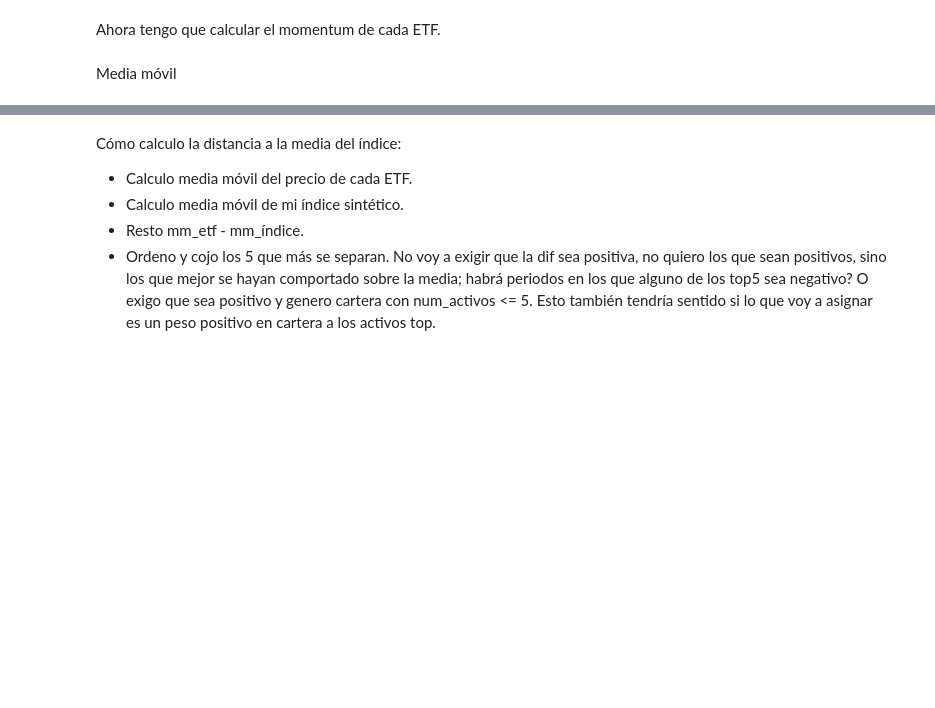
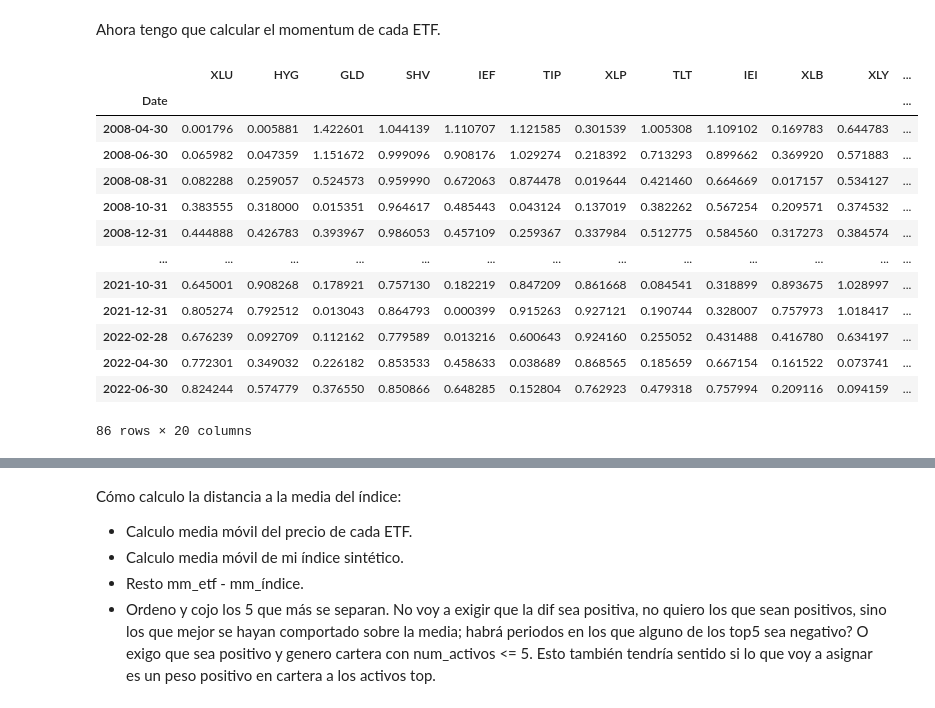
Before and after one commit to NicoGuillen/Backtest, a Jupyter notebook: Quant_Features.ipynb, the cells around one changed output, grey strips where cells are left out. Drawn from its saved outputs; the diff is of its cells as text; code cells hidden in the pictures; blank space fills up the shorter version.

```diff
--- a/Quant_Features.ipynb
+++ b/Quant_Features.ipynb
@@ -907,7 +907,7 @@ def calculate_momentum(data):
 # %% [markdown]
 Ahora tengo que calcular el momentum de cada ETF.
 # %%
-def filtro_momentum(data, periodo_momentum, resampling='W'):
+def filtro_momentum(data, periodo_momentum, resampling='2M'):
     """Este filtro se basa en una condición de momento positvo
     en ventana rodante.
 
@@ -928,8 +928,24 @@ def filtro_momentum(data, periodo_momentum, resampling='W'):
         # es calcular la regresión exponencial cada X días
         momentum[stock] = data[stock].rolling(periodo_momentum).apply(calculate_momentum, raw=False)
 
-    momentum = momentum.resample('{}-THU'.format(resampling)).last()
+    momentum = momentum.resample('{}'.format(resampling)).last()
 
-    return momentum>0
+    return momentum
-# %% [markdown]
-Media móvil
+# %%
+momentum = filtro_momentum(closeyf, 252, '2M').dropna(axis=0)
+momentum
+# %% [output]
+|  | XLU | HYG | GLD | SHV | IEF | TIP | XLP | TLT | IEI | XLB | XLY | ... |
+| Date |  |  |  |  |  |  |  |  |  |  |  | ... |
+| 2008-04-30 | 0.001796 | 0.005881 | 1.422601 | 1.044139 | 1.110707 | 1.121585 | 0.301539 | 1.005308 | 1.109102 | 0.169783 | 0.644783 | ... |
+| 2008-06-30 | 0.065982 | 0.047359 | 1.151672 | 0.999096 | 0.908176 | 1.029274 | 0.218392 | 0.713293 | 0.899662 | 0.369920 | 0.571883 | ... |
+| 2008-08-31 | 0.082288 | 0.259057 | 0.524573 | 0.959990 | 0.672063 | 0.874478 | 0.019644 | 0.421460 | 0.664669 | 0.017157 | 0.534127 | ... |
+| 2008-10-31 | 0.383555 | 0.318000 | 0.015351 | 0.964617 | 0.485443 | 0.043124 | 0.137019 | 0.382262 | 0.567254 | 0.209571 | 0.374532 | ... |
+| 2008-12-31 | 0.444888 | 0.426783 | 0.393967 | 0.986053 | 0.457109 | 0.259367 | 0.337984 | 0.512775 | 0.584560 | 0.317273 | 0.384574 | ... |
+| ... | ... | ... | ... | ... | ... | ... | ... | ... | ... | ... | ... | ... |
+| 2021-10-31 | 0.645001 | 0.908268 | 0.178921 | 0.757130 | 0.182219 | 0.847209 | 0.861668 | 0.084541 | 0.318899 | 0.893675 | 1.028997 | ... |
+| 2021-12-31 | 0.805274 | 0.792512 | 0.013043 | 0.864793 | 0.000399 | 0.915263 | 0.927121 | 0.190744 | 0.328007 | 0.757973 | 1.018417 | ... |
+| 2022-02-28 | 0.676239 | 0.092709 | 0.112162 | 0.779589 | 0.013216 | 0.600643 | 0.924160 | 0.255052 | 0.431488 | 0.416780 | 0.634197 | ... |
+| 2022-04-30 | 0.772301 | 0.349032 | 0.226182 | 0.853533 | 0.458633 | 0.038689 | 0.868565 | 0.185659 | 0.667154 | 0.161522 | 0.073741 | ... |
+| 2022-06-30 | 0.824244 | 0.574779 | 0.376550 | 0.850866 | 0.648285 | 0.152804 | 0.762923 | 0.479318 | 0.757994 | 0.209116 | 0.094159 | ... |
+86 rows × 20 columns
```
Also changed, not shown: parts of 12 cells of this notebook.
